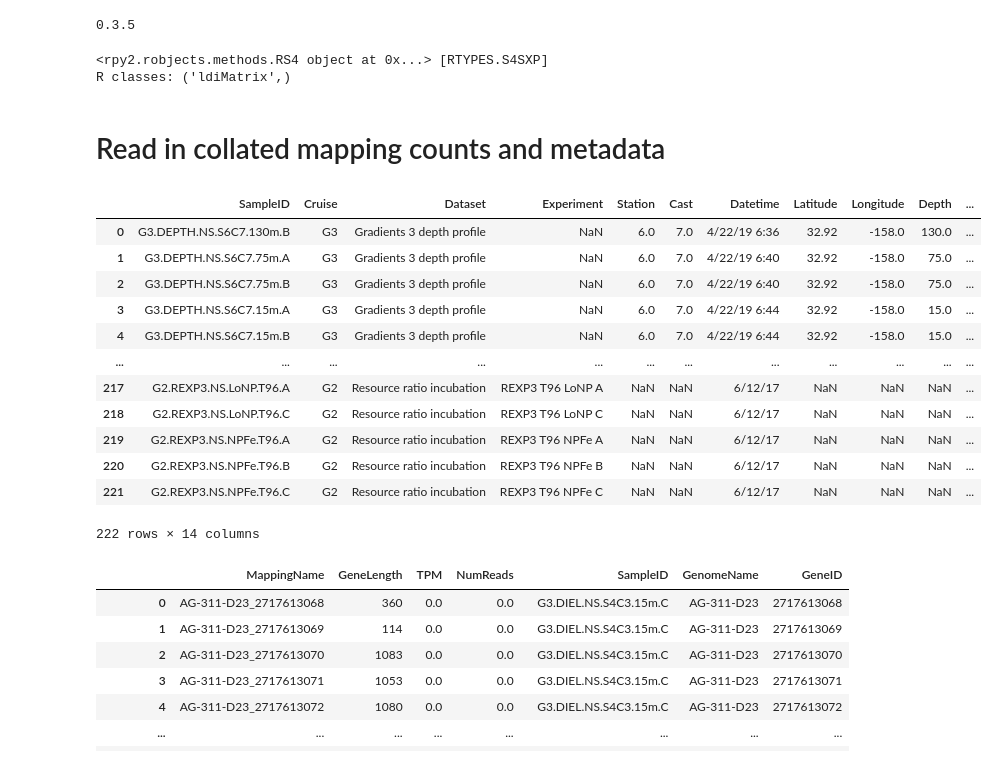
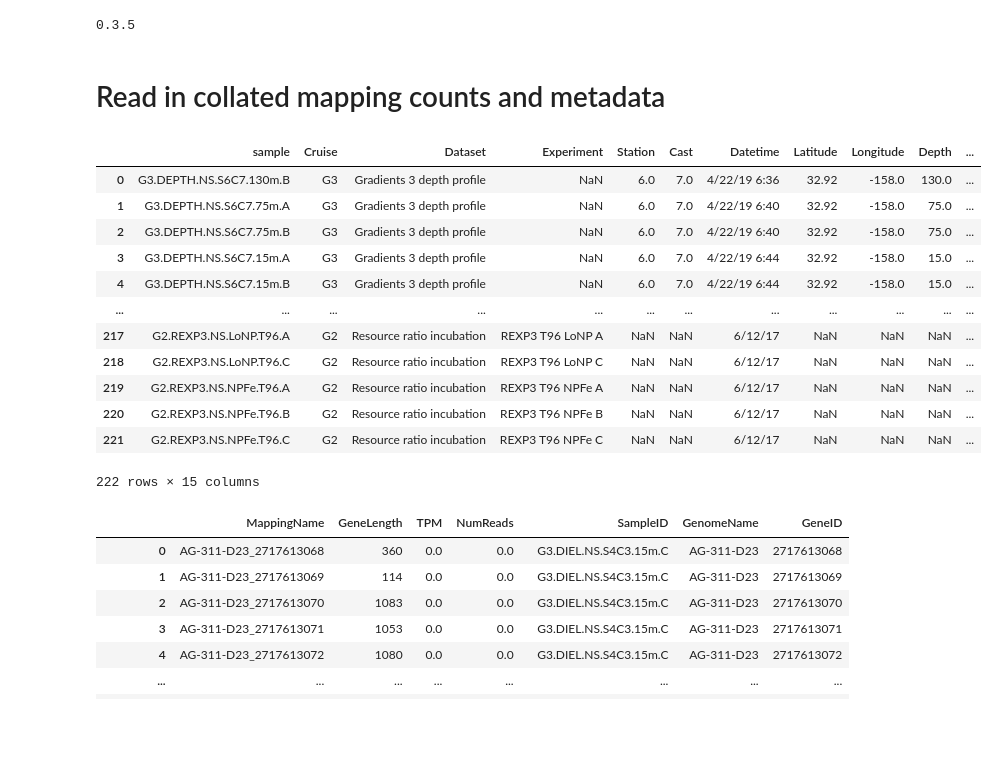
Before and after one commit to blasks/barnacle-manuscript, a Jupyter notebook: analyses/3-normalization/normalization-sctransform.ipynb, the cells around one changed output. Saved outputs shown, nothing was run; the diff lists cells and outputs as text; code cells hidden in the pictures; blank space fills up the shorter version.

```diff
--- a/analyses/3-normalization/normalization-sctransform.ipynb
+++ b/analyses/3-normalization/normalization-sctransform.ipynb
@@ -111,39 +77,37 @@ def pandas_dataframe_to_r_matrix(df, dtype=float):
         sparse=True
     )
     return matrix
-# %%
-rmatrix.Matrix()
-# %% [output]
-<rpy2.robjects.methods.RS4 object at 0x...> [RTYPES.S4SXP]
-R classes: ('ldiMatrix',)
 # %% [markdown]
 # Read in collated mapping counts and metadata
 # %%
 # read in metadata
 
 # filepaths
 filepath_genome_metadata = '../../data/metadata/genome_metadata.csv'
 filepath_ortholog_metadata = '../../data/metadata/ortholog_metadata.csv'
 filepath_sample_metadata = '../../data/metadata/sample_metadata.csv'
 
 # genome metadata
 genome_df = pd.read_csv(filepath_genome_metadata)
 
 #  ortholog metadata
 ortholog_df = pd.read_csv(filepath_ortholog_metadata)
 
 #  sample metadata
 sample_df = pd.read_csv(filepath_sample_metadata)
 sample_df['Cruise'] = sample_df['Cruise'].map({'kok1606': 'G1',
                                                'mgl1704': 'G2',
                                                'km1906': 'G3'})
+sample_df['samplename'] = [name[:-2] for name in sample_df['SampleID']]
+sample_df = sample_df.rename(columns={'SampleID': 'sample', 'Replicate': 'replicate'})
 
 # create annotations_df to map annotations back to orthologs
 annotations_df = ortholog_df[['OrthologID', 'Annotation']].drop_duplicates()
+annotations_df = annotations_df.rename(columns={'OrthologID': 'ortholog', 'Annotation': 'annotation'})
 
 sample_df
 # %% [output]
-|  | SampleID | Cruise | Dataset | Experiment | Station | Cast | Datetime | Latitude | Longitude | Depth | ... |
+|  | sample | Cruise | Dataset | Experiment | Station | Cast | Datetime | Latitude | Longitude | Depth | ... |
 | 0 | G3.DEPTH.NS.S6C7.130m.B | G3 | Gradients 3 depth profile | NaN | 6.0 | 7.0 | 4/22/19 6:36 | 32.92 | -158.0 | 130.0 | ... |
 | 1 | G3.DEPTH.NS.S6C7.75m.A | G3 | Gradients 3 depth profile | NaN | 6.0 | 7.0 | 4/22/19 6:40 | 32.92 | -158.0 | 75.0 | ... |
 | 2 | G3.DEPTH.NS.S6C7.75m.B | G3 | Gradients 3 depth profile | NaN | 6.0 | 7.0 | 4/22/19 6:40 | 32.92 | -158.0 | 75.0 | ... |
@@ -155,7 +119,7 @@ sample_df
 | 219 | G2.REXP3.NS.NPFe.T96.A | G2 | Resource ratio incubation | REXP3 T96 NPFe A | NaN | NaN | 6/12/17 | NaN | NaN | NaN | ... |
 | 220 | G2.REXP3.NS.NPFe.T96.B | G2 | Resource ratio incubation | REXP3 T96 NPFe B | NaN | NaN | 6/12/17 | NaN | NaN | NaN | ... |
 | 221 | G2.REXP3.NS.NPFe.T96.C | G2 | Resource ratio incubation | REXP3 T96 NPFe C | NaN | NaN | 6/12/17 | NaN | NaN | NaN | ... |
-222 rows × 14 columns
+222 rows × 15 columns
 # %%
 # read in mapped transcript abundance data
 
```
Also changed, not shown: parts of 12 cells of this notebook, 2 other files.
